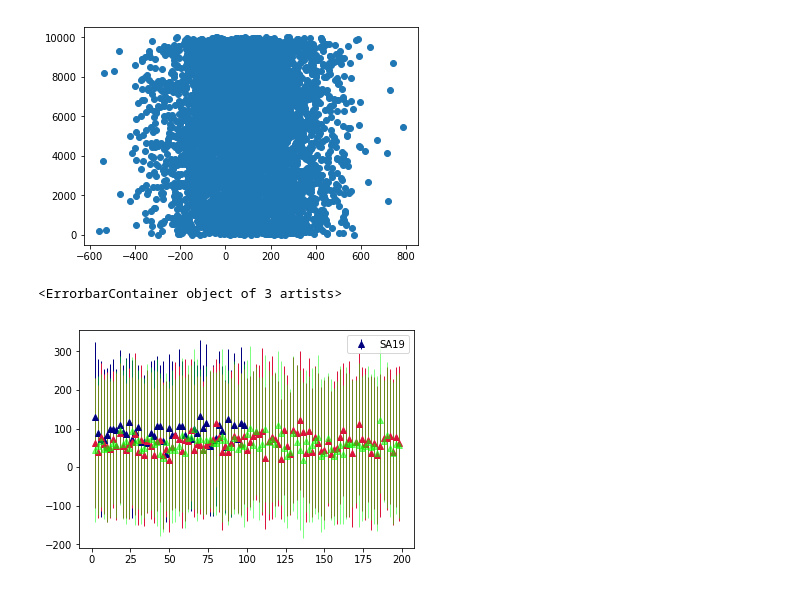
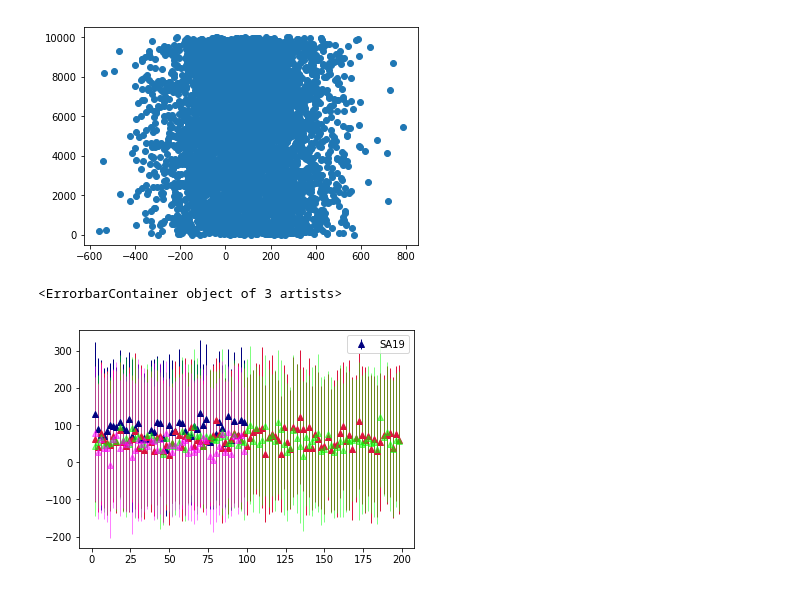
Before and after one commit to fearlessroad/mixed-monolayers, a Jupyter notebook: si_figures/surf-ten_convergence.ipynb, the cells around one changed output. Saved outputs shown, nothing was run; the diff lists cells and outputs as text; code cells hidden in the pictures.

```diff
--- a/si_figures/surf-ten_convergence.ipynb
+++ b/si_figures/surf-ten_convergence.ipynb
@@ -192,12 +192,13 @@ plt.savefig('/home/drez/Desktop/mean_convergence.png', dpi=600)
 # %%
 N,O,P = getIncrementedData(100, times[1]/100, pres[1])
 plt.errorbar(N,O, color='navy', yerr=P, ecolor='navy', ls='none', marker='^', elinewidth=1, label='SA19')
 plt.legend(loc=1)
 Q,R,S = getIncrementedData(100, times[3]/100, pres[3])
 plt.errorbar(Q,R, color='crimson', yerr=S, ecolor='crimson', ls='none', marker='^', elinewidth=1, label='SA19.5')
 T,U,V = getIncrementedData(100, times[8]/100, pres[8])
 plt.errorbar(T,U, color='lime', yerr=V, ecolor='lime', ls='none', marker='^', elinewidth=1, label='SA20', alpha=0.5)
-W,X,Y = getIncrementedData(100, times[9/100])
+W,X,Y = getIncrementedData(100, times[9]/100, pres[9])
+plt.errorbar(W,X, color='magenta', yerr=Y, ecolor='magenta', ls='none', marker='^', elinewidth=1, label='SA21', alpha=0.5)
 # %% [output]
 <ErrorbarContainer object of 3 artists>
-[figure, old version]
+[figure, new version]
```
